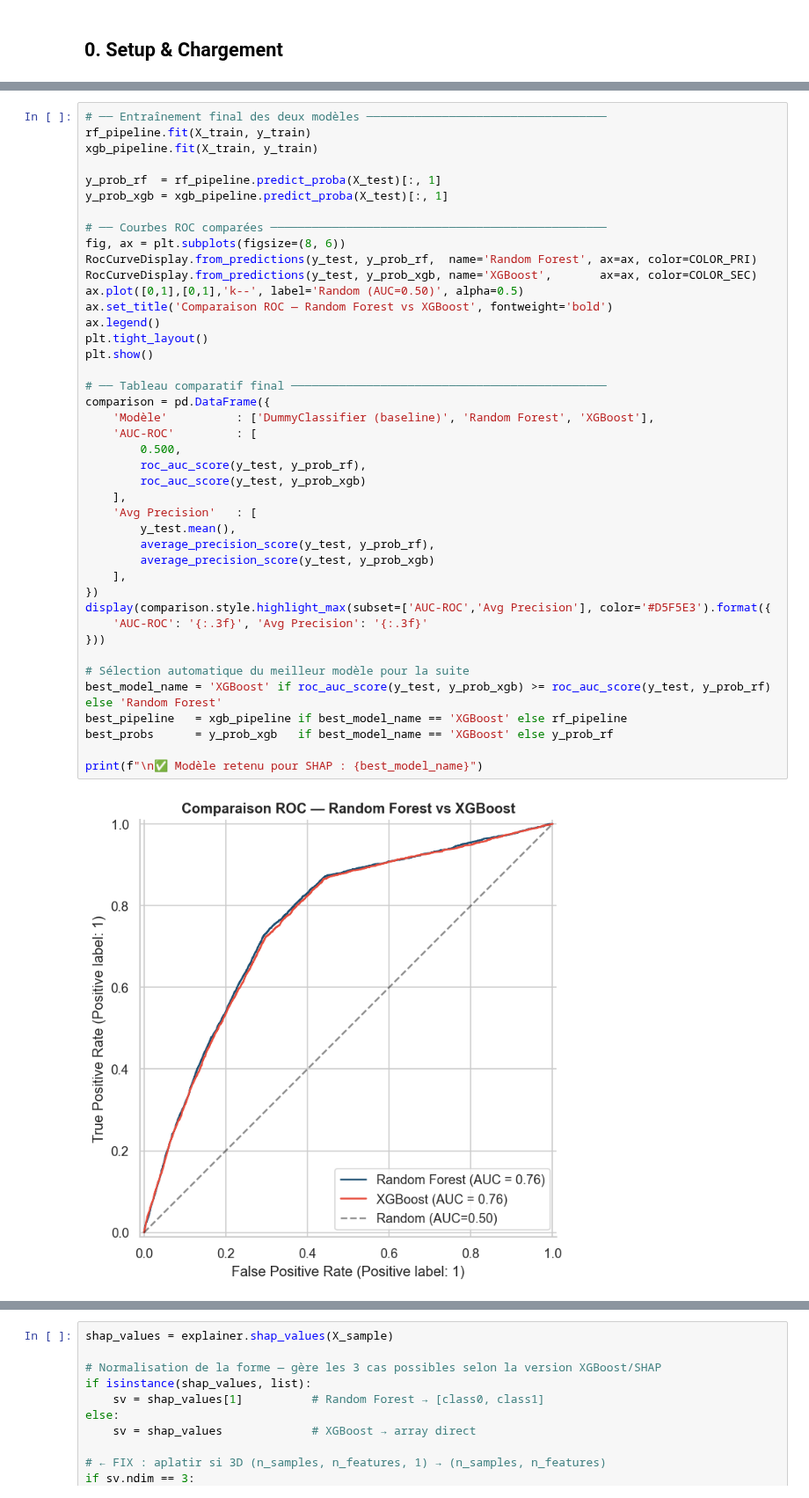
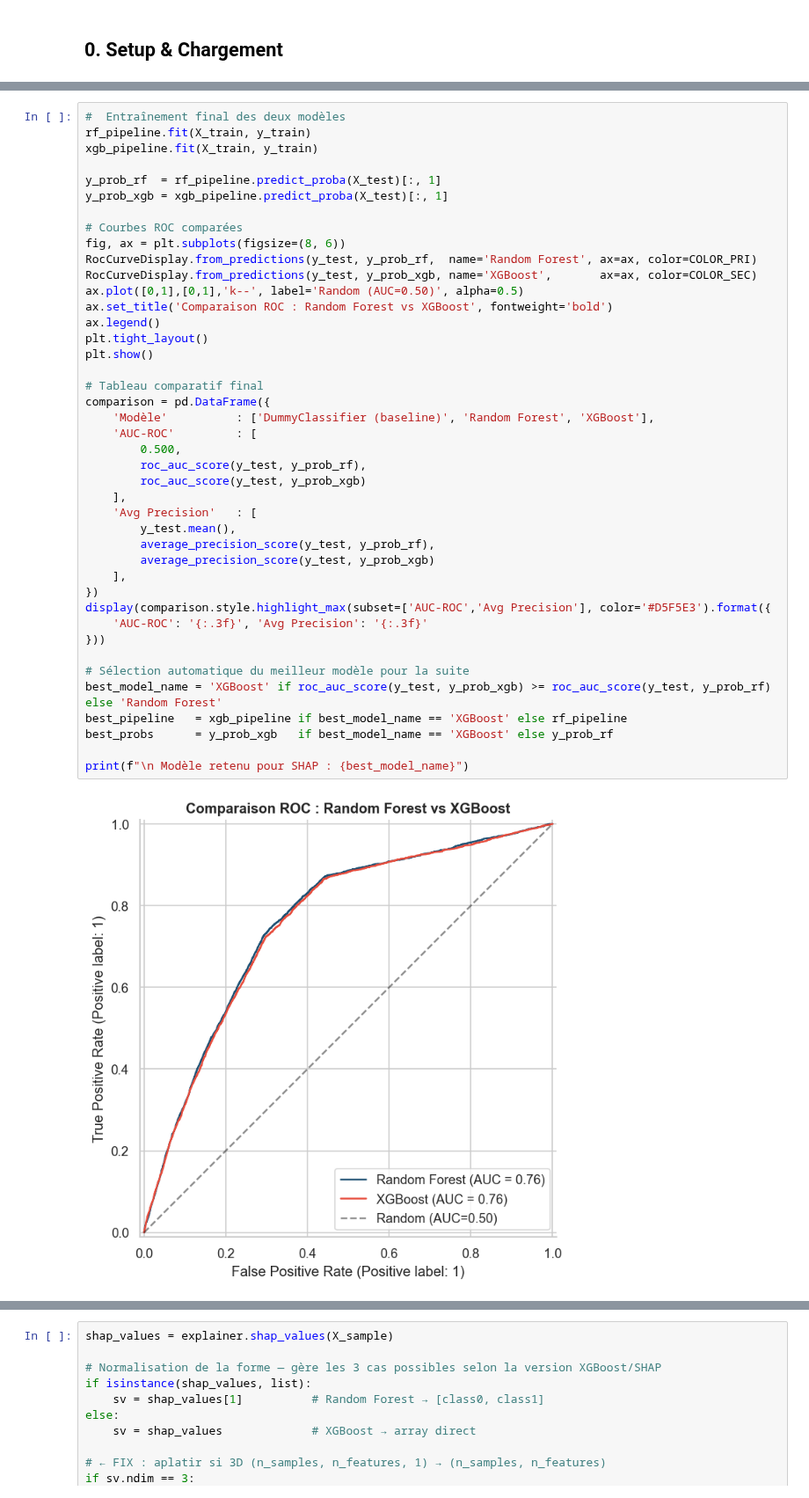
Before and after one commit to Oladk/insurance-sales-performance-reporting, a Jupyter notebook: notebooks/03_advanced_modeling.ipynb, the cells around one changed output, grey strips where cells are left out. Shown at 88% size. Drawn from its saved outputs; the diff is of its cells as text.

```diff
--- a/notebooks/03_advanced_modeling.ipynb
+++ b/notebooks/03_advanced_modeling.ipynb
@@ -170,47 +169,47 @@ print("\n→ Le modèle avec la meilleure AUC + AP sera retenu pour SHAP.")
 # %%
-# ── Entraînement final des deux modèles ───────────────────────────────────
+#  Entraînement final des deux modèles
 rf_pipeline.fit(X_train, y_train)
 xgb_pipeline.fit(X_train, y_train)
 
 y_prob_rf  = rf_pipeline.predict_proba(X_test)[:, 1]
 y_prob_xgb = xgb_pipeline.predict_proba(X_test)[:, 1]
 
-# ── Courbes ROC comparées ─────────────────────────────────────────────────
+# Courbes ROC comparées
 fig, ax = plt.subplots(figsize=(8, 6))
 RocCurveDisplay.from_predictions(y_test, y_prob_rf,  name='Random Forest', ax=ax, color=COLOR_PRI)
 RocCurveDisplay.from_predictions(y_test, y_prob_xgb, name='XGBoost',       ax=ax, color=COLOR_SEC)
 ax.plot([0,1],[0,1],'k--', label='Random (AUC=0.50)', alpha=0.5)
-ax.set_title('Comparaison ROC — Random Forest vs XGBoost', fontweight='bold')
+ax.set_title('Comparaison ROC : Random Forest vs XGBoost', fontweight='bold')
 ax.legend()
 plt.tight_layout()
 plt.show()
 
-# ── Tableau comparatif final ──────────────────────────────────────────────
+# Tableau comparatif final
 comparison = pd.DataFrame({
     'Modèle'          : ['DummyClassifier (baseline)', 'Random Forest', 'XGBoost'],
     'AUC-ROC'         : [
         0.500,
         roc_auc_score(y_test, y_prob_rf),
         roc_auc_score(y_test, y_prob_xgb)
     ],
     'Avg Precision'   : [
         y_test.mean(),
         average_precision_score(y_test, y_prob_rf),
         average_precision_score(y_test, y_prob_xgb)
     ],
 })
 display(comparison.style.highlight_max(subset=['AUC-ROC','Avg Precision'], color='#D5F5E3').format({
     'AUC-ROC': '{:.3f}', 'Avg Precision': '{:.3f}'
 }))
 
 # Sélection automatique du meilleur modèle pour la suite
 best_model_name = 'XGBoost' if roc_auc_score(y_test, y_prob_xgb) >= roc_auc_score(y_test, y_prob_rf) else 'Random Forest'
 best_pipeline   = xgb_pipeline if best_model_name == 'XGBoost' else rf_pipeline
 best_probs      = y_prob_xgb   if best_model_name == 'XGBoost' else y_prob_rf
 
-print(f"\n✅ Modèle retenu pour SHAP : {best_model_name}")
+print(f"\n Modèle retenu pour SHAP : {best_model_name}")
 # %% [output]
-[figure, old version]
+[figure, new version]
 |  | Modèle | AUC-ROC | Avg Precision |
 | 0 | DummyClassifier (baseline) | 0.500 | 0.043 |
 | 1 | Random Forest | 0.761 | 0.111 |
```
Also changed, not shown: parts of 20 cells of this notebook, 4 other files.
